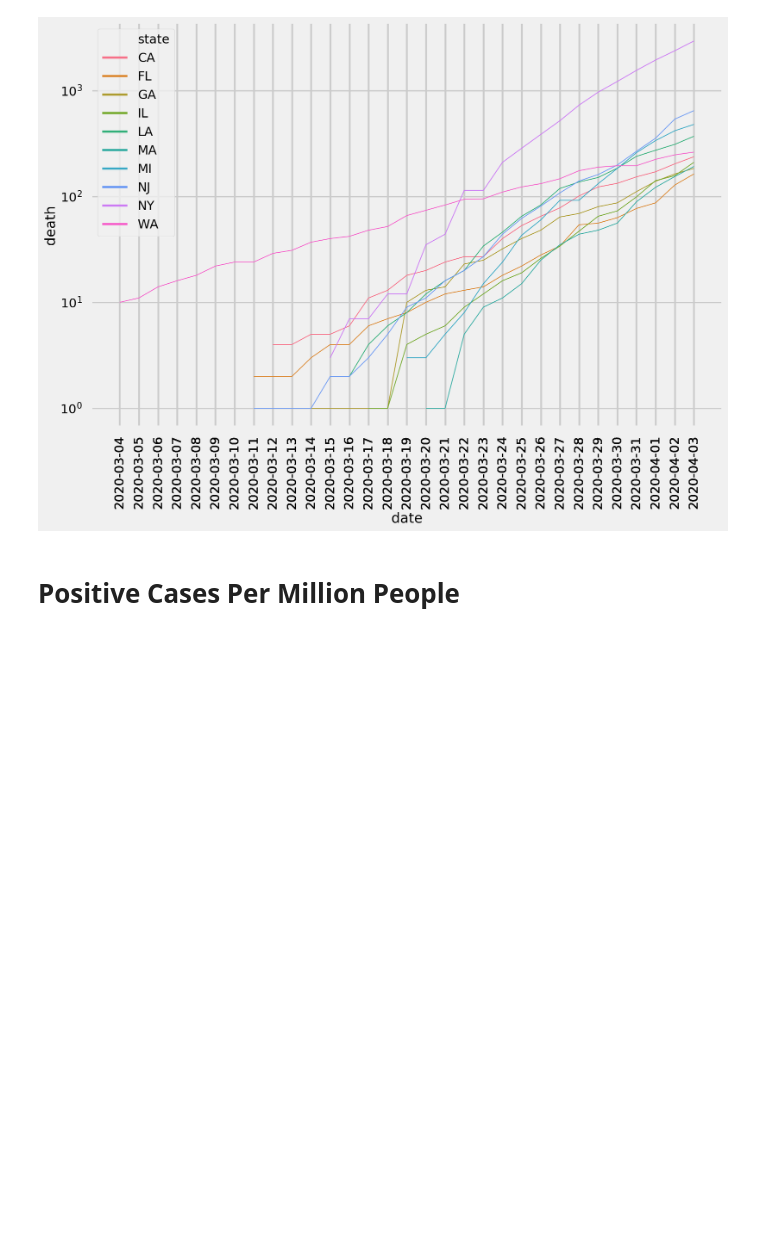
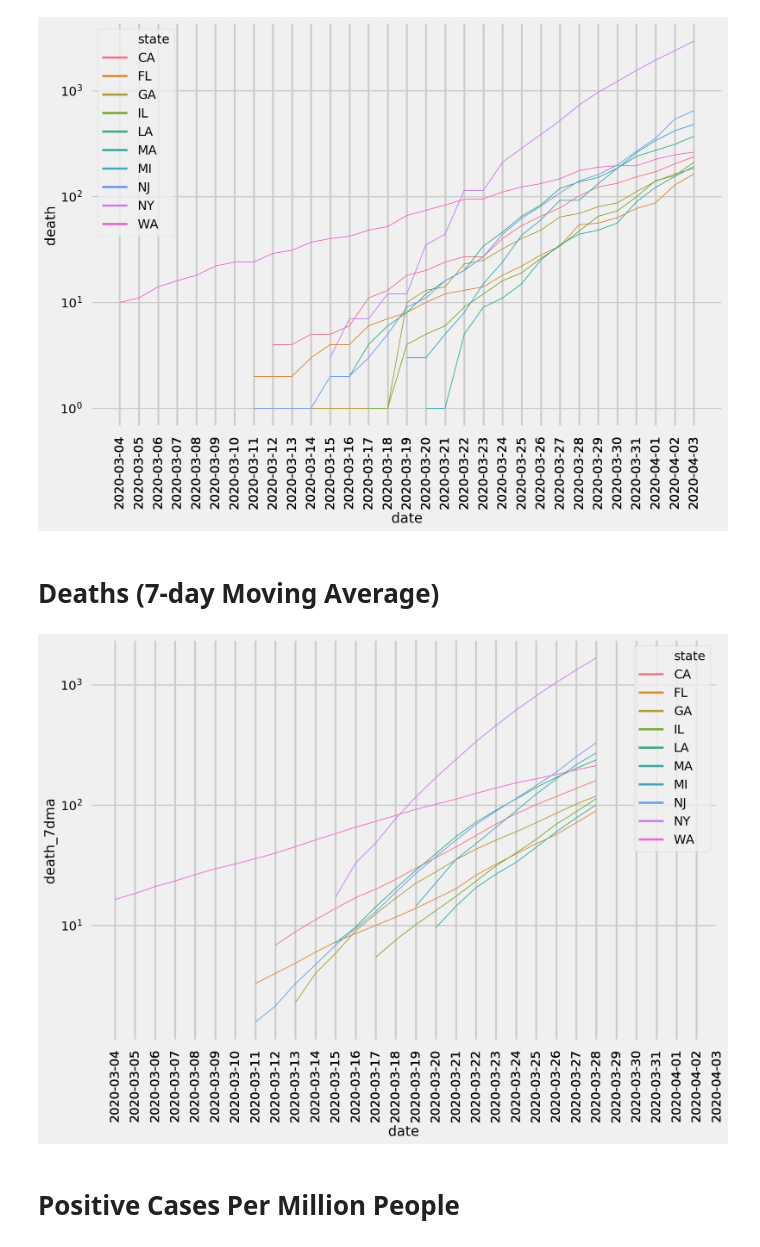
Before and after one commit to kennethn/covid, a Jupyter notebook: covid-us.ipynb, the cells around one changed output. Cells and saved outputs as stored; diff of their text form; code cells hidden in the pictures; blank space fills up the shorter version.

```diff
--- a/covid-us.ipynb
+++ b/covid-us.ipynb
@@ -208,6 +211,22 @@ plt.xticks(rotation=90)
 plt.show()
 # %% [output]
 [figure]
+# %% [markdown]
+# Deaths (7-day Moving Average)
+# %%
+# TODO: index this by date first crossed 5 deaths
+ax = sns.lineplot(x="date",
+                  y="death_7dma",
+                  hue="state",
+                  estimator=None,
+                  lw=1,
+                  data=df_top_states)
+ax.set(xticks=df_top_states.date.values)
+ax.set_yscale('log')
+plt.xticks(rotation=90)
+plt.show()
+# %% [output]
+[figure, added]
 # %% [markdown]
 # Positive Cases Per Million People
 # %%
```
Also changed, not shown: parts of 3 cells of this notebook.
